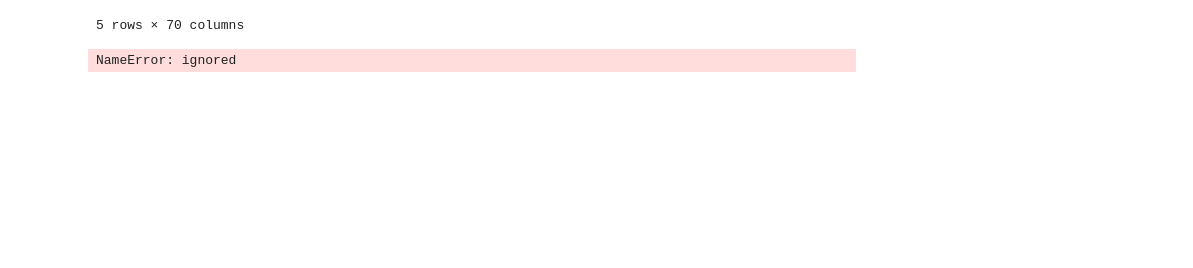
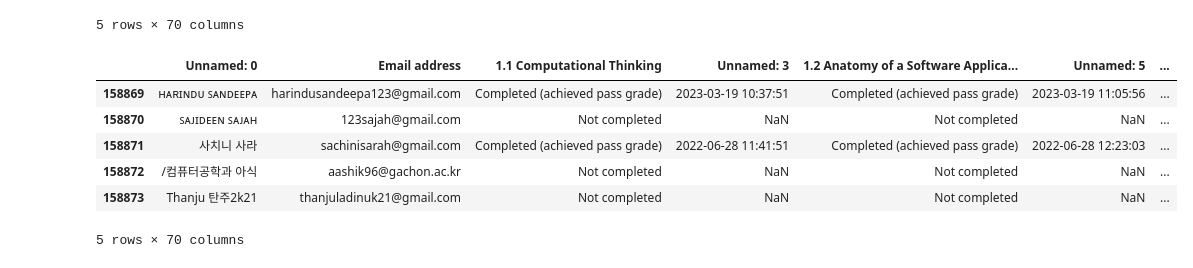
Before and after one commit to pavi91/Open.uom-ML, a Jupyter notebook: Untitled10.ipynb, the cells around one changed output. Cells and saved outputs as stored; diff of their text form; code cells hidden in the pictures; blank space fills up the shorter version.

```diff
--- a/Untitled10.ipynb
+++ b/Untitled10.ipynb
@@ -24,6 +24,12 @@ df.head()
 | 4 | IDHU THERIYAMA POACHE !!! | kishankish2537@gmail.com | Not completed | NaN | Not completed | NaN | ... |
 5 rows × 70 columns
 # %%
-df.shape
+df.tail()
 # %% [output]
+|  | Unnamed: 0 | Email address | 1.1 Computational Thinking | Unnamed: 3 | 1.2 Anatomy of a Software Applica... | Unnamed: 5 | ... |
+| 158869 | ʜᴀʀɪɴᴅᴜ ꜱᴀɴᴅᴇᴇᴘᴀ | harindusandeepa123@gmail.com | Completed (achieved pass grade) | 2023-03-19 10:37:51 | Completed (achieved pass grade) | 2023-03-19 11:05:56 | ... |
+| 158870 | ꜱᴀᴊɪᴅᴇᴇɴ ꜱᴀᴊᴀʜ | 123sajah@gmail.com | Not completed | NaN | Not completed | NaN | ... |
+| 158871 | 사치니 사라 | sachinisarah@gmail.com | Completed (achieved pass grade) | 2022-06-28 11:41:51 | Completed (achieved pass grade) | 2022-06-28 12:23:03 | ... |
+| 158872 | /컴퓨터공학과 아식 | aashik96@gachon.ac.kr | Not completed | NaN | Not completed | NaN | ... |
+| 158873 | Thanju 탄주2k21 | thanjuladinuk21@gmail.com | Not completed | NaN | Not completed | NaN | ... |
-NameError: ignored
+5 rows × 70 columns
```
Also changed, not shown: parts of 3 cells of this notebook.
